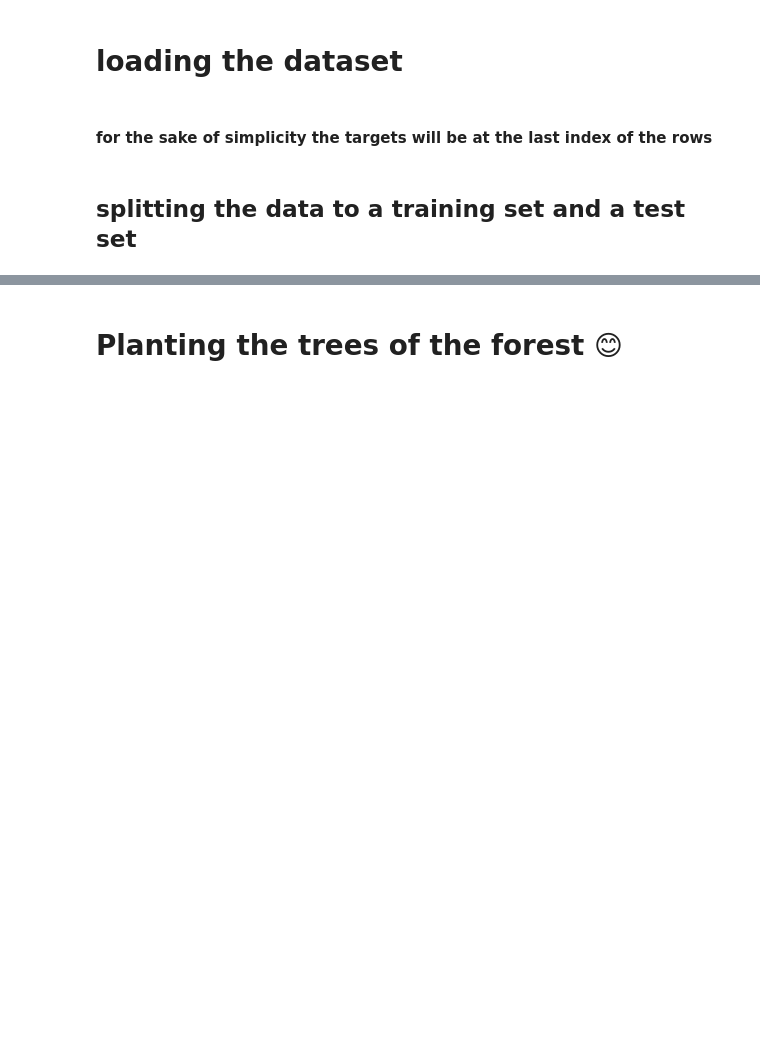
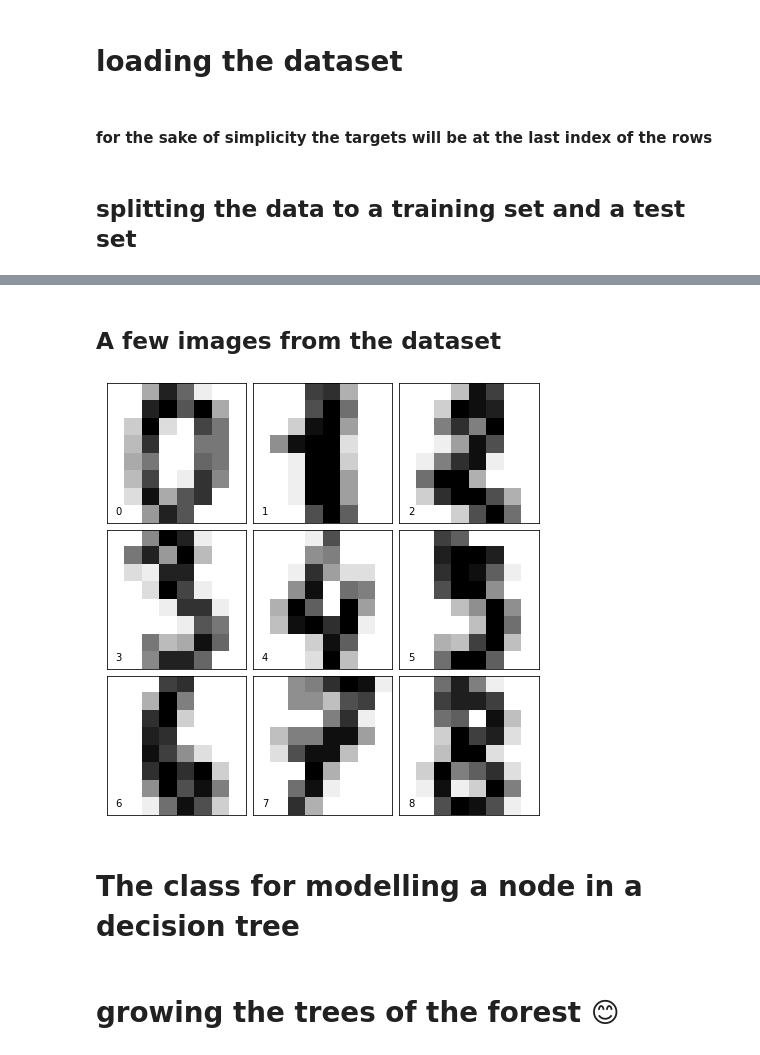
Before and after one commit to imahmwd14/RandomForestClassifierPythonFromScratch, a Jupyter notebook: random_forest_algorith_from_scratch.ipynb, the cells around one changed output, grey strips where cells are left out. Drawn from its saved outputs; the diff is of its cells as text; code cells hidden in the pictures; blank space fills up the shorter version.

```diff
--- a/random_forest_algorith_from_scratch.ipynb
+++ b/random_forest_algorith_from_scratch.ipynb
@@ -40,0 +29,4 @@ def should_split(data):
+# %%
+
+for i in range(3):
+    print(training[i])
@@ -41,3 +46,18 @@ def should_split(data):
+# %% [markdown]
+## A few images from the dataset
+# %%
+fig = plt.figure(figsize=(6, 6))  # figure size in inches
+fig.subplots_adjust(left=0, right=1, bottom=0, top=1, hspace=0.05, wspace=0.05)
+
+for i in range(9):
+    ax = fig.add_subplot(3, 3, i + 1, xticks=[], yticks=[])
+    ax.imshow(digits.images[i], cmap=plt.cm.binary, interpolation='nearest')
+    # label the image with the target value
+    ax.text(0, 7, str(digits.target[i]))
+# %% [output]
+[figure, added]
+# %% [markdown]
+# The class for modelling a node in a decision tree
 # %%
 class Node:
     def __init__(self):
@@ -68,6 +91,6 @@ def fit_tree(data_and_targets, node=Node(), feature_index=0):
 
     return node
 # %% [markdown]
-# Planting the trees of the forest 😊
+# growing the trees of the forest 😊
 # %%
 
```
Also changed, not shown: parts of 16 cells of this notebook.
